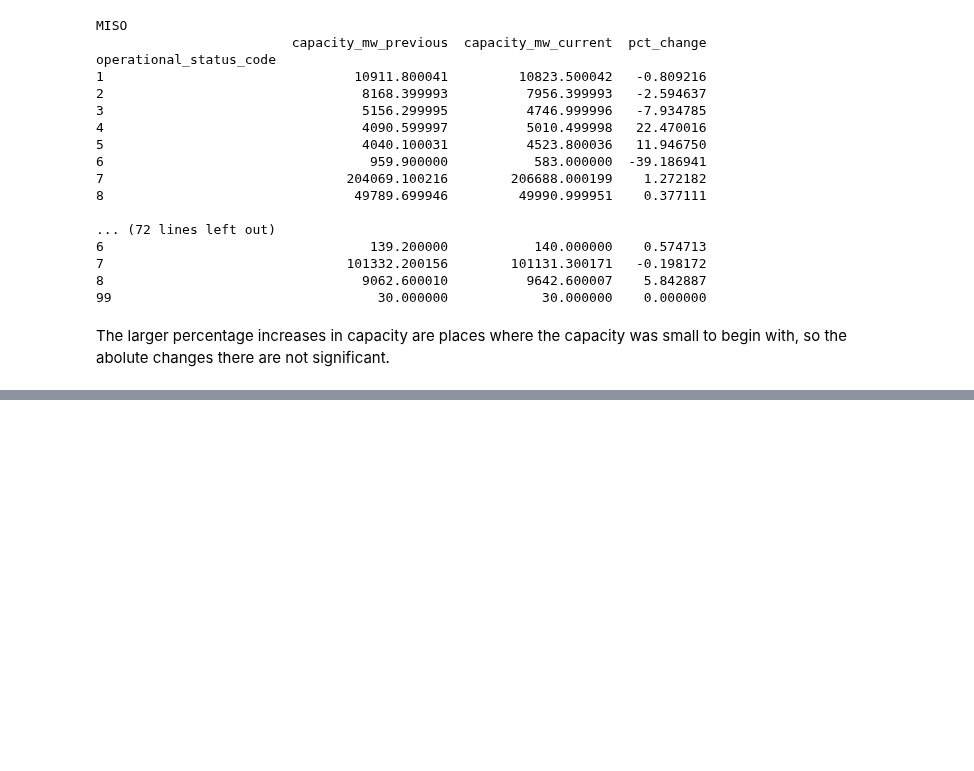
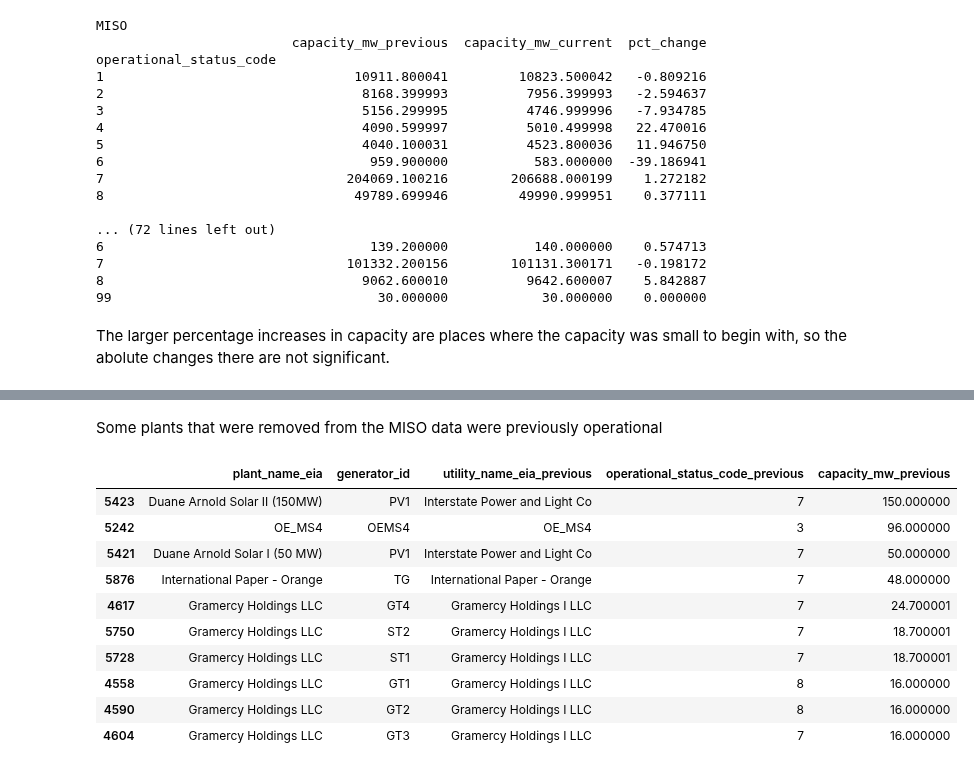
Before and after one commit to deployment-gap-model-education-fund/deployment-gap-model, a Jupyter notebook: notebooks/data_updates/eia860m_acp/eia860m_update.ipynb, the cells around one changed output, grey strips where cells are left out. Saved outputs shown, nothing was run; the diff lists cells and outputs as text; code cells hidden in the pictures; blank space fills up the shorter version.

```diff
--- a/notebooks/data_updates/eia860m_acp/eia860m_update.ipynb
+++ b/notebooks/data_updates/eia860m_acp/eia860m_update.ipynb
@@ -231,0 +264,21 @@ The larger percentage increases in capacity are places where the capacity was sm
+# %% [markdown]
+Some plants that were removed from the MISO data were previously operational
+# %%
+miso_removed_plants = merged.query("report_date_current.isnull()")[
+    ["plant_name_eia", "generator_id", "utility_name_eia_previous", "operational_status_code_previous",
+      "capacity_mw_previous"]].sort_values(
+        by="capacity_mw_previous", ascending=False)
+
+miso_removed_plants.head(10)
+# %% [output]
+|  | plant_name_eia | generator_id | utility_name_eia_previous | operational_status_code_previous | capacity_mw_previous |
+| 5423 | Duane Arnold Solar II (150MW) | PV1 | Interstate Power and Light Co | 7 | 150.000000 |
+| 5242 | OE_MS4 | OEMS4 | OE_MS4 | 3 | 96.000000 |
+| 5421 | Duane Arnold Solar I (50 MW) | PV1 | Interstate Power and Light Co | 7 | 50.000000 |
+| 5876 | International Paper - Orange | TG | International Paper - Orange | 7 | 48.000000 |
+| 4617 | Gramercy Holdings LLC | GT4 | Gramercy Holdings I LLC | 7 | 24.700001 |
+| 5750 | Gramercy Holdings LLC | ST2 | Gramercy Holdings I LLC | 7 | 18.700001 |
+| 5728 | Gramercy Holdings LLC | ST1 | Gramercy Holdings I LLC | 7 | 18.700001 |
+| 4558 | Gramercy Holdings LLC | GT1 | Gramercy Holdings I LLC | 8 | 16.000000 |
+| 4590 | Gramercy Holdings LLC | GT2 | Gramercy Holdings I LLC | 8 | 16.000000 |
+| 4604 | Gramercy Holdings LLC | GT3 | Gramercy Holdings I LLC | 7 | 16.000000 |
```
Also changed, not shown: parts of 6 cells of this notebook.
